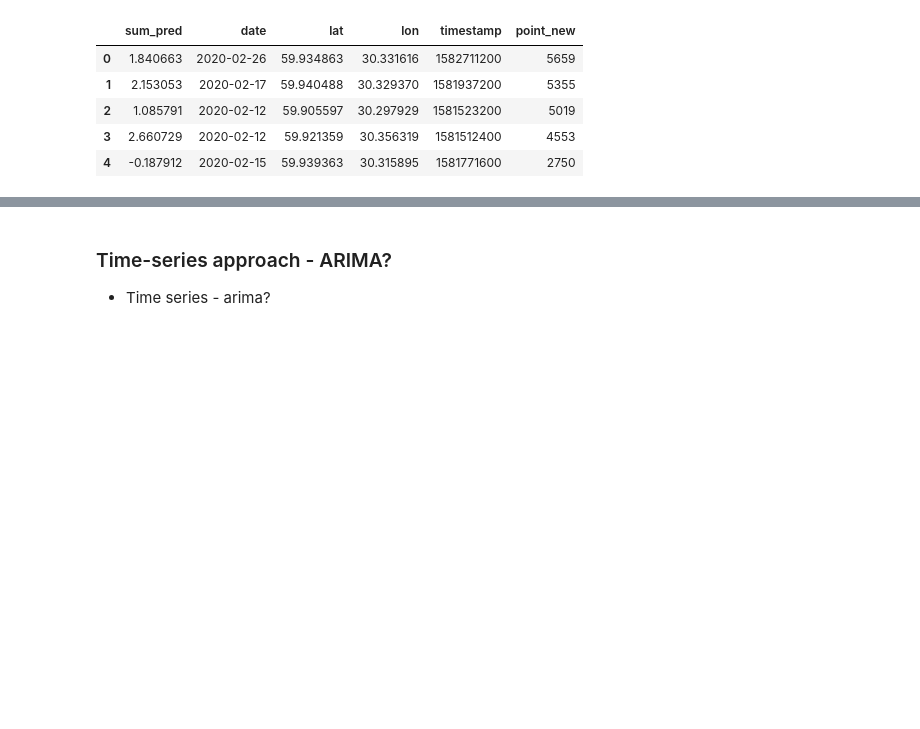
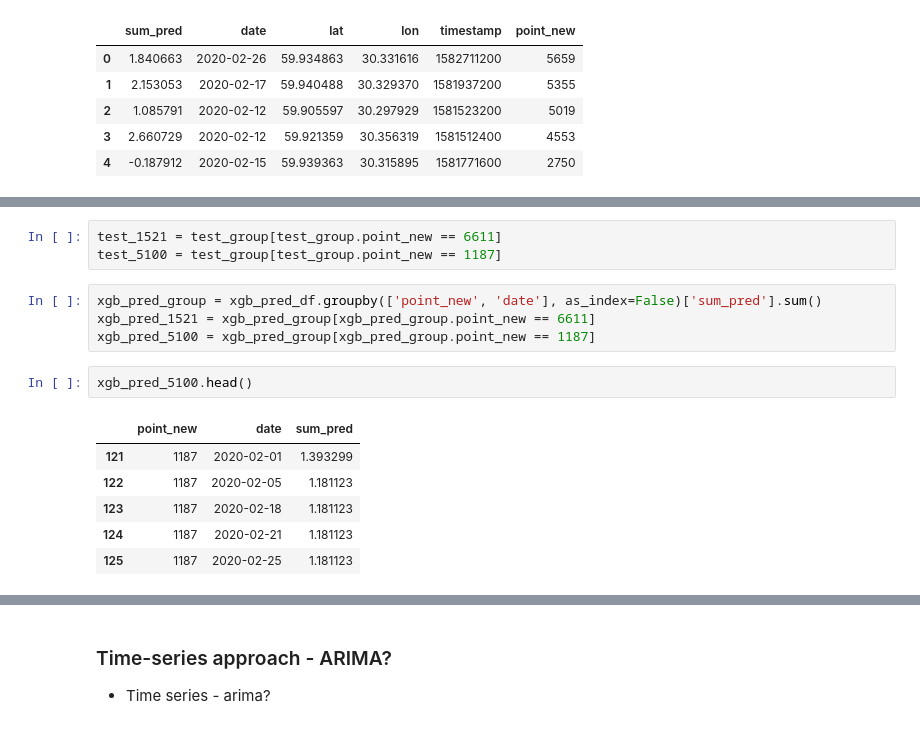
Before and after one commit to stas1f1/MLI-Labs, a Jupyter notebook: Catboost.ipynb, the cells around one changed output, grey strips where cells are left out. Cells and saved outputs as stored; diff of their text form; blank space fills up the shorter version.

```diff
--- a/Catboost.ipynb
+++ b/Catboost.ipynb
@@ -741,0 +764,16 @@ ValueError: ignored
+# %%
+test_1521 = test_group[test_group.point_new == 6611]
+test_5100 = test_group[test_group.point_new == 1187]
+# %%
+xgb_pred_group = xgb_pred_df.groupby(['point_new', 'date'], as_index=False)['sum_pred'].sum()
+xgb_pred_1521 = xgb_pred_group[xgb_pred_group.point_new == 6611]
+xgb_pred_5100 = xgb_pred_group[xgb_pred_group.point_new == 1187]
+# %%
+xgb_pred_5100.head()
+# %% [output]
+|  | point_new | date | sum_pred |
+| 121 | 1187 | 2020-02-01 | 1.393299 |
+| 122 | 1187 | 2020-02-05 | 1.181123 |
+| 123 | 1187 | 2020-02-18 | 1.181123 |
+| 124 | 1187 | 2020-02-21 | 1.181123 |
+| 125 | 1187 | 2020-02-25 | 1.181123 |
```
Also changed, not shown: parts of 6 cells of this notebook.
